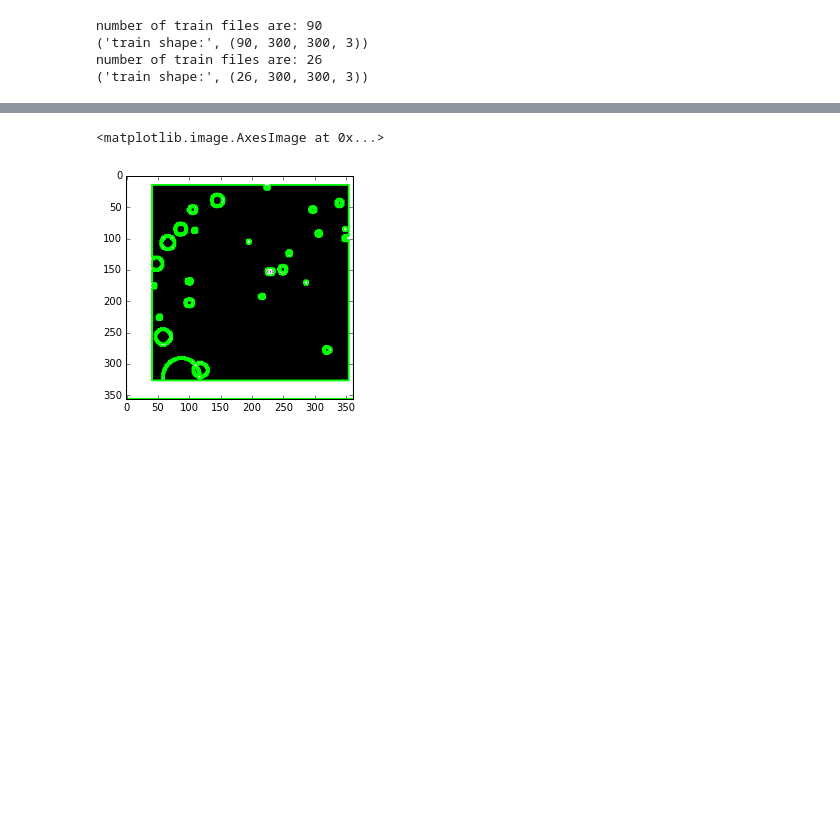
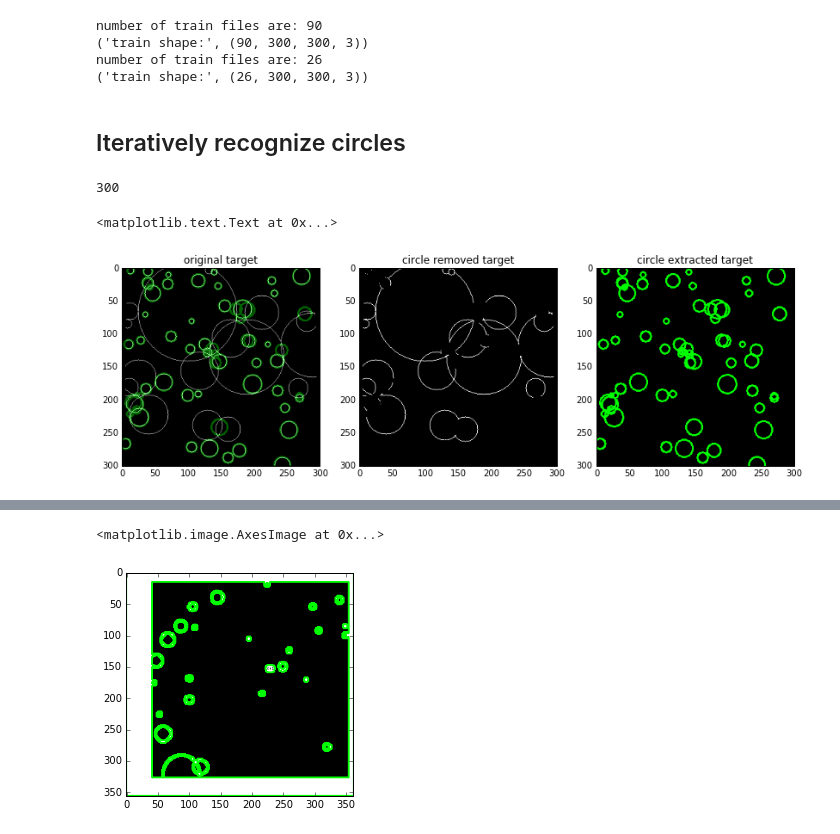
Before and after one commit to silburt/moon-craters, a Jupyter notebook: Hough_Circles.ipynb, the cells around one changed output, grey strips where cells are left out. Drawn from its saved outputs; the diff is of its cells as text; code cells hidden in the pictures; blank space fills up the shorter version.

```diff
--- a/Hough_Circles.ipynb
+++ b/Hough_Circles.ipynb
@@ -66,3 +66,48 @@ number of train files are: 90
 ('train shape:', (90, 300, 300, 3))
 number of train files are: 26
 ('train shape:', (26, 300, 300, 3))
+# %% [markdown]
+## Iteratively recognize circles
+# %%
+#https://stackoverflow.com/questions/7587490/converting-numpy-array-to-opencv-array
+#https://stackoverflow.com/questions/8647024/how-to-apply-a-disc-shaped-mask-to-a-numpy-array
+
+img_i=0
+t = train_target[img_i].copy()
+t = t.astype(np.uint8)                      #findcontours and Canny only take uint8.
+imgshape = t.shape[0]
+print imgshape
+
+r_iter = [2,15,50]                #iterate over radii scales - need to fine tune
+center, radius = [], []
+cimg = cv2.cvtColor(t, cv2.COLOR_GRAY2BGR)
+
+for i in range(1):
+    #edge_detected_image = cv2.Canny(cimg, 75, 200)
+    image, contours, hierarchy = cv2.findContours(t, cv2.RETR_LIST, cv2.CHAIN_APPROX_NONE)
+    for cnt in contours:
+        (x,y),r = cv2.minEnclosingCircle(cnt)
+        x,y,r = int(x), int(y), int(r) #center and radius of circle
+        if (r > r_iter[i]) and (r < r_iter[i+1]):
+            yy,xx = np.ogrid[-y:imgshape-y, -x:imgshape-x]
+            mask = yy*yy + xx*xx <= r*r
+            t[mask] = 0
+
+            cv2.circle(cimg,(x,y),r,(0,255,0),thickness=2)
+            #cv2.circle(cimg,cen,2,(0,0,255),thickness=3)
+            center.append((x,y)); radius.append(r)
+
+#compare to non-iterated version?
+
+f, (ax1, ax2, ax3) = plt.subplots(1,3, figsize=[14, 8])
+ax1.imshow(train_target[img_i], origin='upper', cmap="Greys_r")
+ax1.imshow(cimg, origin='upper', cmap="Greys_r",alpha=0.4)
+ax1.set_title("original target")
+ax2.imshow(t, origin='upper', cmap="Greys_r")
+ax2.set_title("circle removed target")
+ax3.imshow(cimg, origin='upper', cmap="Greys_r")
+ax3.set_title("circle extracted target")
+# %% [output]
+300
+<matplotlib.text.Text at 0x...>
+[figure, added]
```
Also changed, not shown: parts of 7 cells of this notebook, 4 other files.
